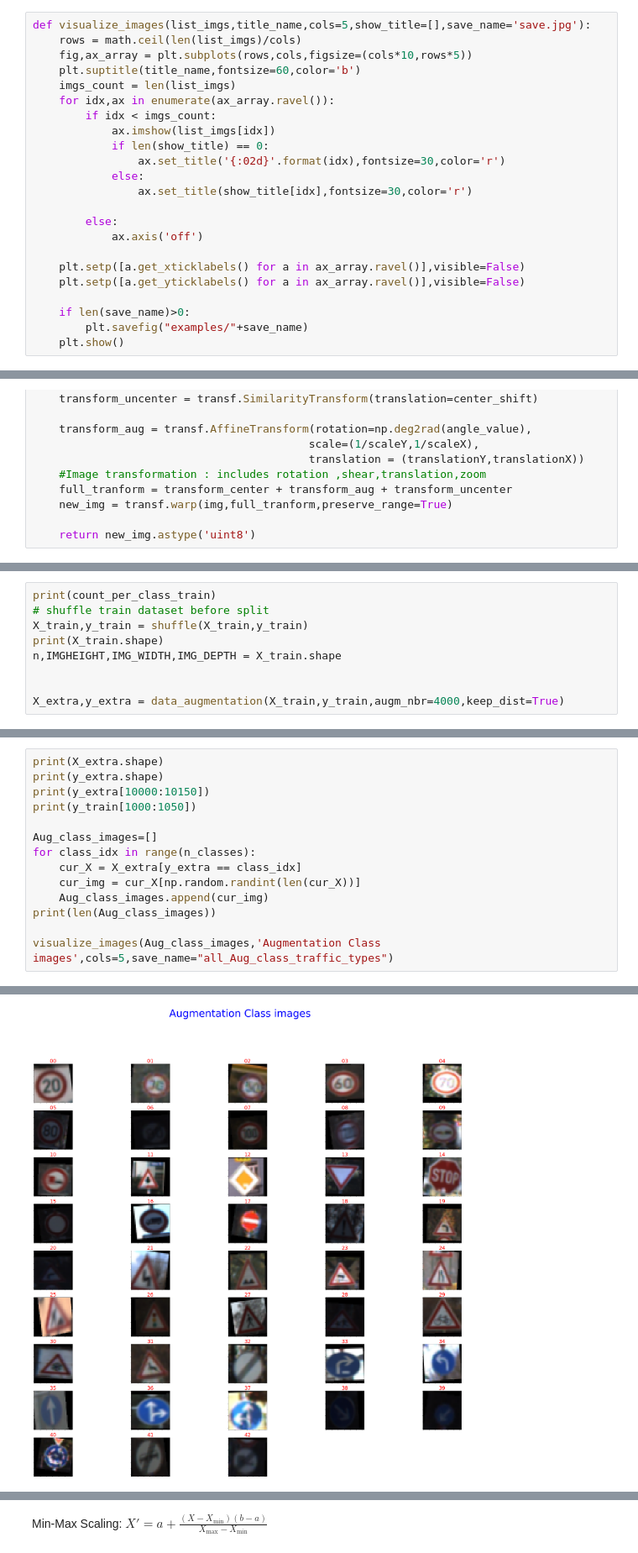
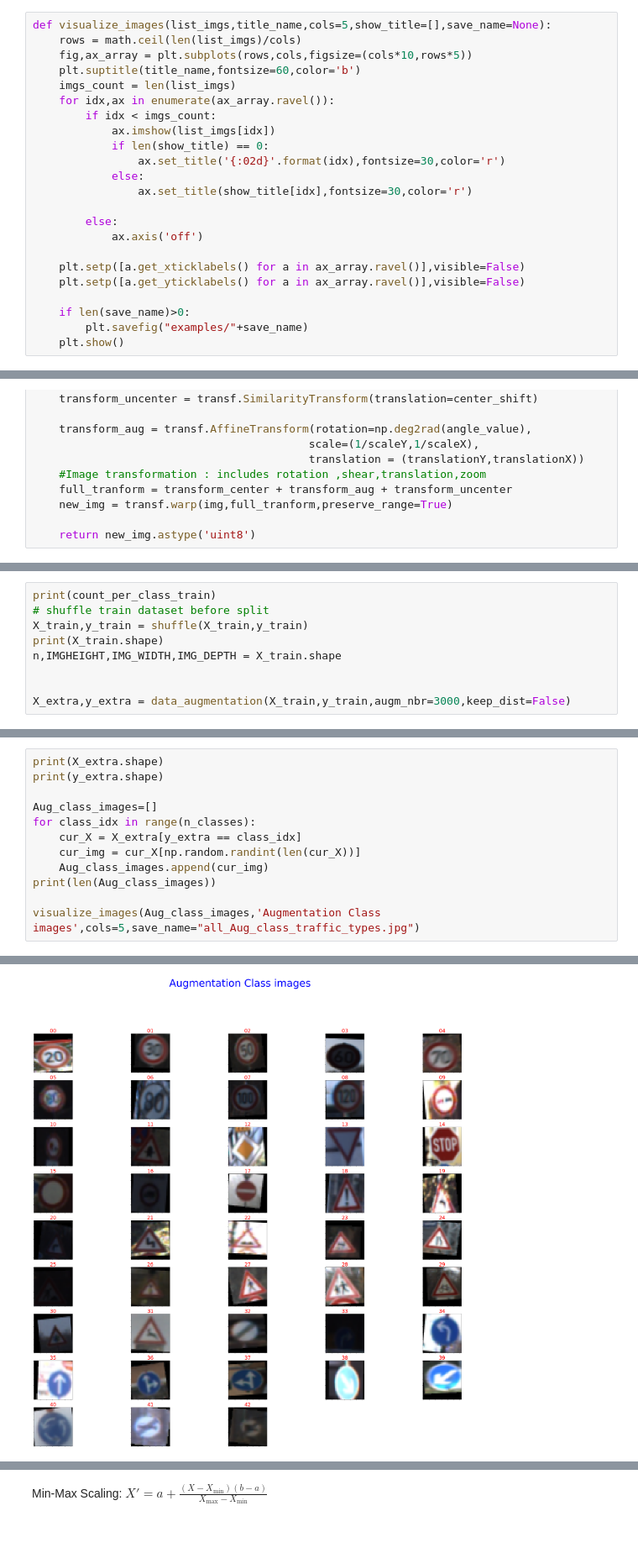
Before and after one commit to luteresa/P3_CarND-Traffic-Sign-Classifier, a Jupyter notebook: Traffic_Sign_Classifier.ipynb, the cells around one changed output, grey strips where cells are left out. Shown at 84% size. Saved outputs shown, nothing was run; the diff lists cells and outputs as text.

```diff
--- a/Traffic_Sign_Classifier.ipynb
+++ b/Traffic_Sign_Classifier.ipynb
@@ -146,7 +149,7 @@ print(y_train[index])
 
 show images,and class title
 # %%
-def visualize_images(list_imgs,title_name,cols=5,show_title=[],save_name='save.jpg'):
+def visualize_images(list_imgs,title_name,cols=5,show_title=[],save_name=None):
     rows = math.ceil(len(list_imgs)/cols)
     fig,ax_array = plt.subplots(rows,cols,figsize=(cols*10,rows*5))
     plt.suptitle(title_name,fontsize=60,color='b')
@@ -363,7 +366,7 @@ print(X_train.shape)
 n,IMGHEIGHT,IMG_WIDTH,IMG_DEPTH = X_train.shape
 
 
-X_extra,y_extra = data_augmentation(X_train,y_train,augm_nbr=4000,keep_dist=True)
+X_extra,y_extra = data_augmentation(X_train,y_train,augm_nbr=3000,keep_dist=False)
 # %% [output]
 [ 180. 1980. 2010. 1260. 1770. 1650.  360. 1290. 1260. 1320. 1800. 1170.
  1890. 1920.  690.  540.  360.  990. 1080.  180.  300.  270.  330.  450.
@@ -385,8 +388,6 @@ start data augmentation.....
 # %%
 print(X_extra.shape)
 print(y_extra.shape)
-print(y_extra[10000:10150])
-print(y_train[1000:1050])
 
 Aug_class_images=[]
 for class_idx in range(n_classes):
@@ -395,5 +396,5 @@ for class_idx in range(n_classes):
     Aug_class_images.append(cur_img)
 print(len(Aug_class_images))
 
-visualize_images(Aug_class_images,'Augmentation Class images',cols=5,save_name="all_Aug_class_traffic_types")
+visualize_images(Aug_class_images,'Augmentation Class images',cols=5,save_name="all_Aug_class_traffic_types.jpg")
 # %% [output]
@@ -412,2 +403,2 @@ visualize_images(Aug_class_images,'Augmentation Class images',cols=5,save_name="
 43
-[figure, old version]
+[figure, new version]
```
Also changed, not shown: parts of 33 cells of this notebook, 27 other files.
